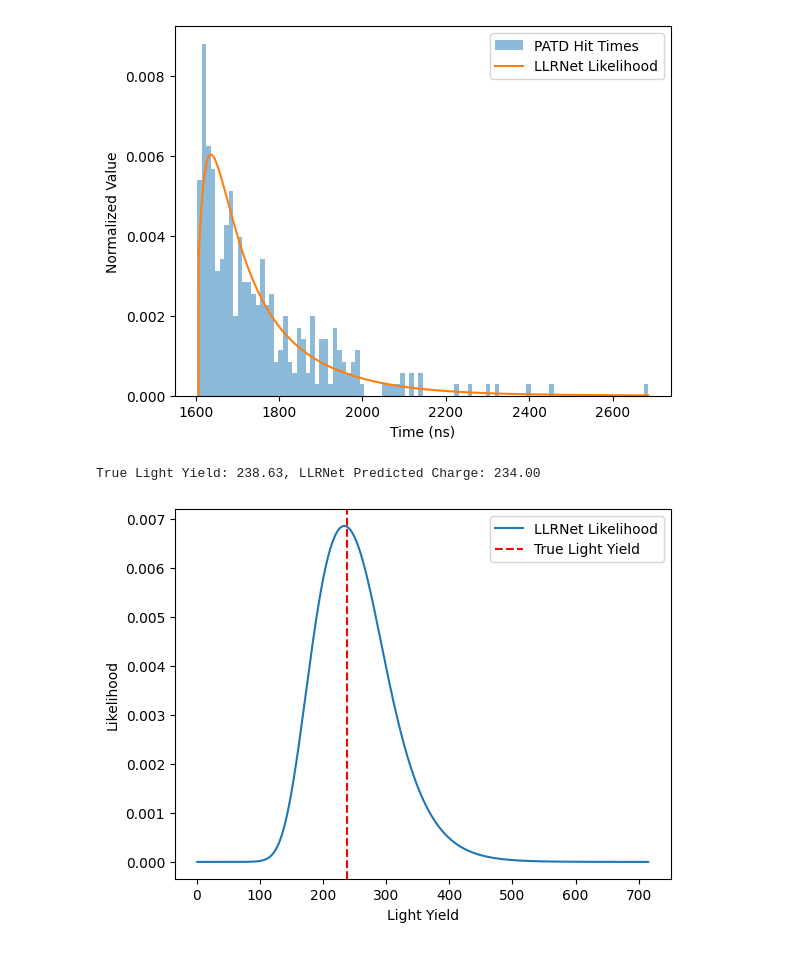
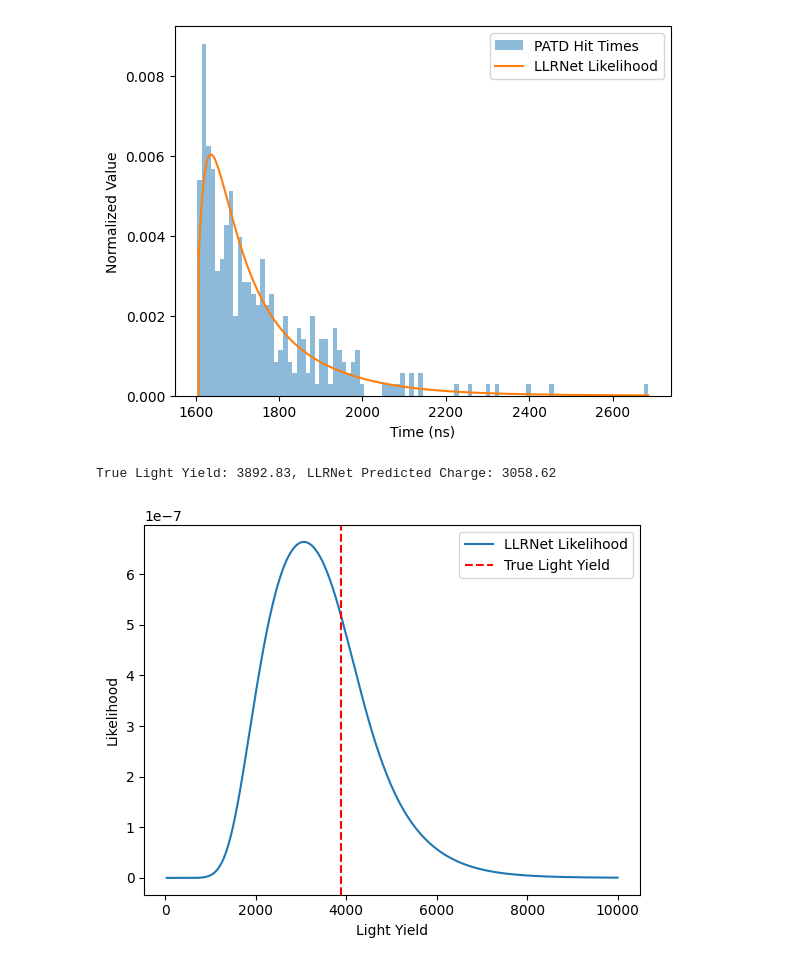
Before and after one commit to kristiantcho/nugget, a Jupyter notebook: nugget/examples/llr_testing.ipynb, the cells around one changed output. Drawn from its saved outputs; the diff is of its cells as text; code cells hidden in the pictures.

```diff
--- a/nugget/examples/llr_testing.ipynb
+++ b/nugget/examples/llr_testing.ipynb
@@ -222,27 +258,59 @@ plt.legend()
 # %%
 charge = 0
+poisson_k=1.5
+w_min=0.3
+w_max=2.0
+charge_floor=1e-3
+device = None
+n_quadrature = 1000
+mag_k = 0.5
+charge_ceil = 1e4
 while charge <= 100:
     point = signal_sampler.sample_detector_points(1)[0]
     ly = light_yield_surrogate(opt_point=point, event_params=true_event)
     charge = ly.item()
-test_charges = torch.arange(1, charge*3)
+true_charge = charge
+charge = find_llr_charge_peak(llr_net, point, true_event, device=device,
+                          n_scan=100, charge_floor=charge_floor, charge_ceil=charge_ceil)
+# charge = torch.tensor(charge)
+# test_charges = torch.linspace(10**(np.log10(charge)-1), 10**(np.log10(charge)+1), steps=1000)
+                  # (B,)
+log_lam = torch.log10(charge)                                     # (B,)
+log_floor = np.log10(charge_floor)
+
+# 1. Order-of-magnitude term: scales with decades above the floor.
+mag_width = mag_k * (log_lam - log_floor)                      # (B,)
+# 2. Poisson relative width in decades (0.4342944819 = 1/ln(10)).
+poisson_width = poisson_k * 0.4342944819 / torch.sqrt(charge)     # (B,)
+
+width = torch.maximum(mag_width, poisson_width).clamp(min=w_min, max=w_max)  # (B,)
+
+log_lo = torch.clamp(log_lam - width, min=log_floor)                          # (B,)
+log_hi = torch.clamp(log_lam + width, max=np.log10(charge_ceil))            # (B,)
+
+alpha = torch.linspace(0.0, 1.0, n_quadrature, device=device)  # (N,)
+log_c_grid = log_lo + alpha * (log_hi - log_lo)
+test_charges = torch.pow(10.0, log_c_grid)
 likelihoods = []
 for test_charge in test_charges:
     features = llr_net.prepare_features_charge(point=point, event_data=true_event, light_yield=test_charge)
     likelihoods.append(llr_net.predict_likelihood_ratio(features))
+test_charge_diffs = [test_charges[0]]
+test_charge_diffs.extend(test_charges[1:] - test_charges[:-1])
+test_charge_diffs = torch.stack(test_charge_diffs)
 likelihoods = torch.stack(likelihoods)
-likelihoods = likelihoods / torch.sum(likelihoods)
+likelihoods = likelihoods / torch.sum(likelihoods*(test_charge_diffs))
 plt.plot(test_charges.cpu().detach().numpy(), likelihoods.cpu().detach().numpy(), label='LLRNet Likelihood')
 #plot vertical line at the true charge
-plt.axvline(x=charge, color='red', linestyle='--', label='True Light Yield')
+plt.axvline(x=true_charge, color='red', linestyle='--', label='True Light Yield')
 plt.xlabel('Light Yield')
 plt.ylabel('Likelihood')
 # plt.title('LLRNet Charge Likelihood')
 plt.legend()
-print(f'True Light Yield: {charge:.2f}, LLRNet Predicted Charge: {test_charges[torch.argmax(likelihoods)].item():.2f}')
+print(f'True Light Yield: {true_charge:.2f}, LLRNet Predicted Charge: {test_charges[torch.argmax(likelihoods)].item():.2f}')
 # %% [output]
-True Light Yield: 238.63, LLRNet Predicted Charge: 234.00
+True Light Yield: 3892.83, LLRNet Predicted Charge: 3058.62
-[figure, old version]
+[figure, new version]
 # %%
 test_dataloader = llr_net.create_signal_only_dataloader(
     signal_sampler=signal_sampler,
```
Also changed, not shown: parts of 2 cells of this notebook, 3 other files.
